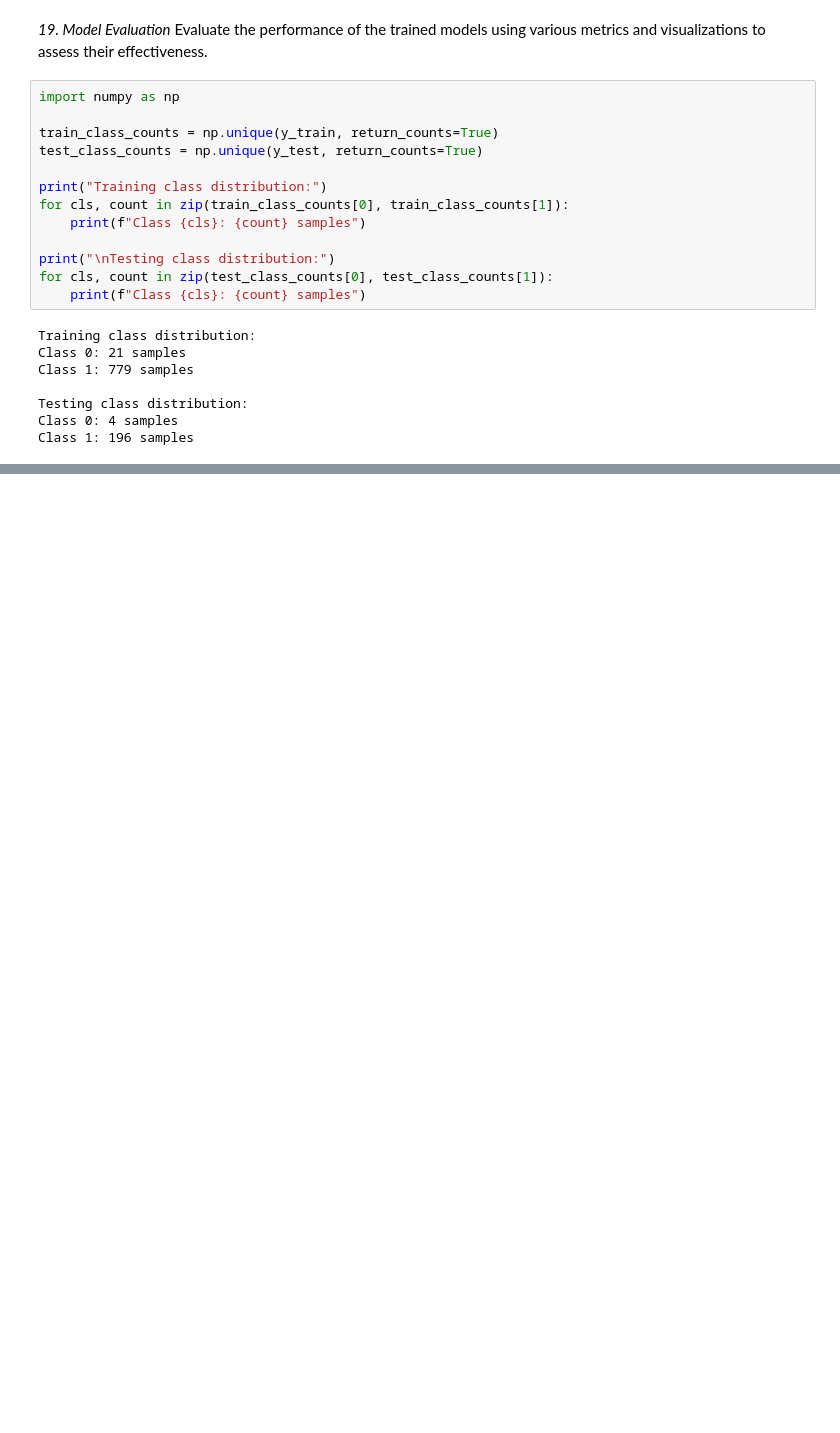
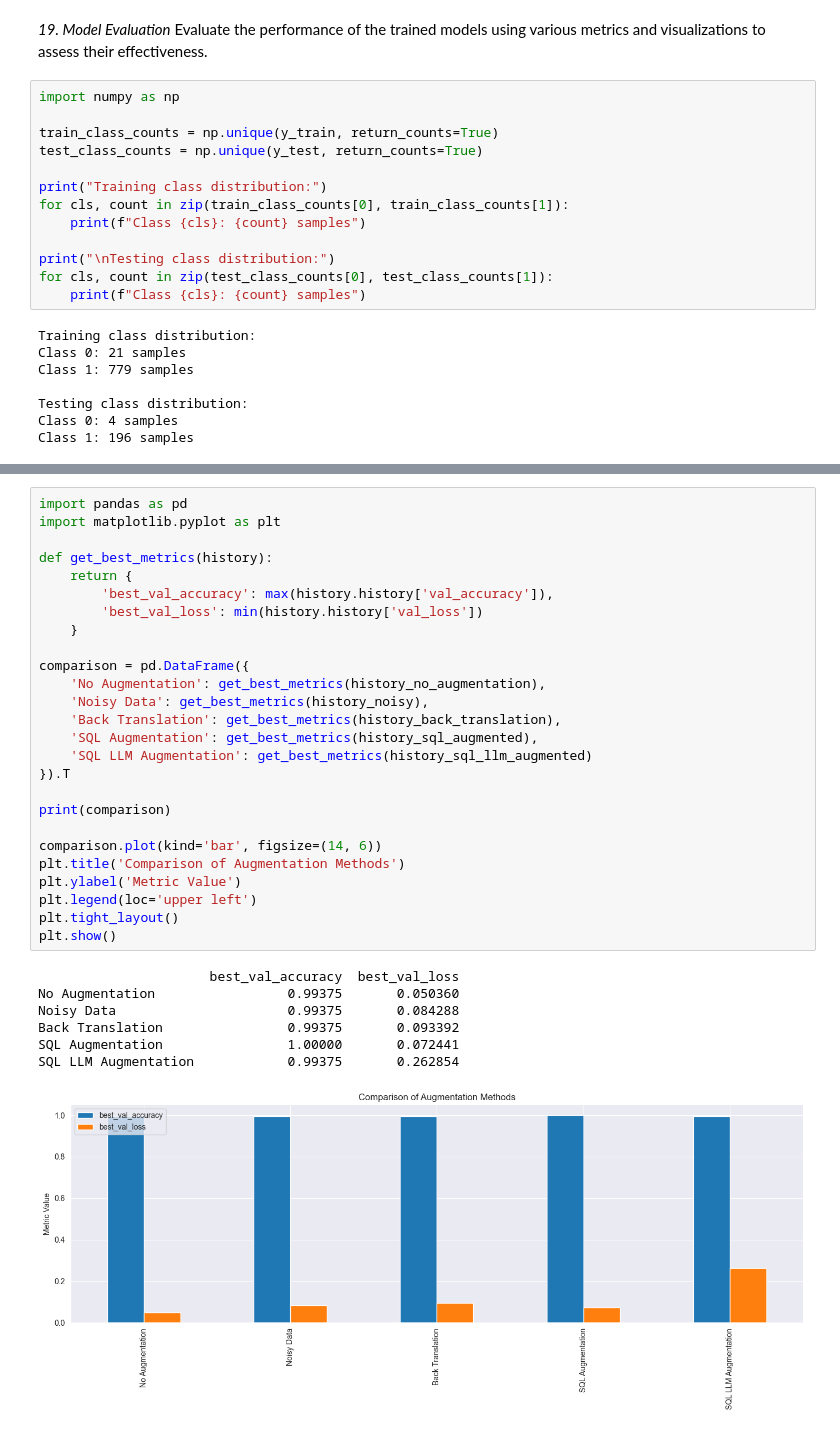
Before and after one commit to SergiusWeb/LLM_Digital_Person_AI, a Jupyter notebook: main.ipynb, the cells around one changed output, grey strips where cells are left out. Drawn from its saved outputs; the diff is of its cells as text; blank space fills up the shorter version.

```diff
--- a/main.ipynb
+++ b/main.ipynb
@@ -800,0 +1097,34 @@ plot_training_history(history_back_translation, "Back Translation")
+# %%
+import pandas as pd
+import matplotlib.pyplot as plt
+
+def get_best_metrics(history):
+    return {
+        'best_val_accuracy': max(history.history['val_accuracy']),
+        'best_val_loss': min(history.history['val_loss'])
+    }
+
+comparison = pd.DataFrame({
+    'No Augmentation': get_best_metrics(history_no_augmentation),
+    'Noisy Data': get_best_metrics(history_noisy),
+    'Back Translation': get_best_metrics(history_back_translation),
+    'SQL Augmentation': get_best_metrics(history_sql_augmented),
+    'SQL LLM Augmentation': get_best_metrics(history_sql_llm_augmented)
+}).T
+
+print(comparison)
+
+comparison.plot(kind='bar', figsize=(14, 6))
+plt.title('Comparison of Augmentation Methods')
+plt.ylabel('Metric Value')
+plt.legend(loc='upper left')
+plt.tight_layout()
+plt.show()
+# %% [output]
+                      best_val_accuracy  best_val_loss
+No Augmentation                 0.99375       0.050360
+Noisy Data                      0.99375       0.084288
+Back Translation                0.99375       0.093392
+SQL Augmentation                1.00000       0.072441
+SQL LLM Augmentation            0.99375       0.262854
+[figure, added]
```
Also changed, not shown: parts of 25 cells of this notebook, 1 other file.
